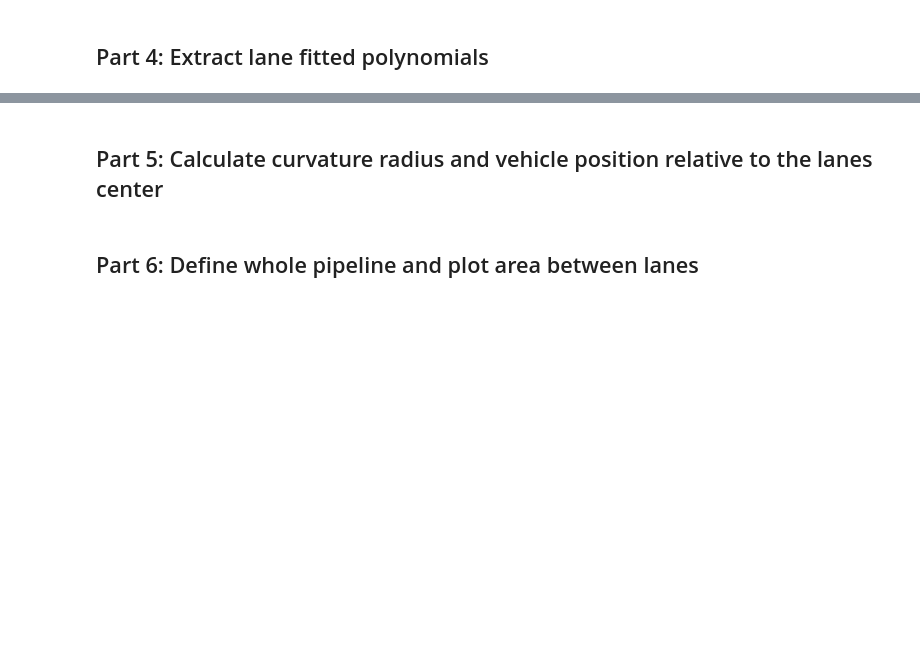
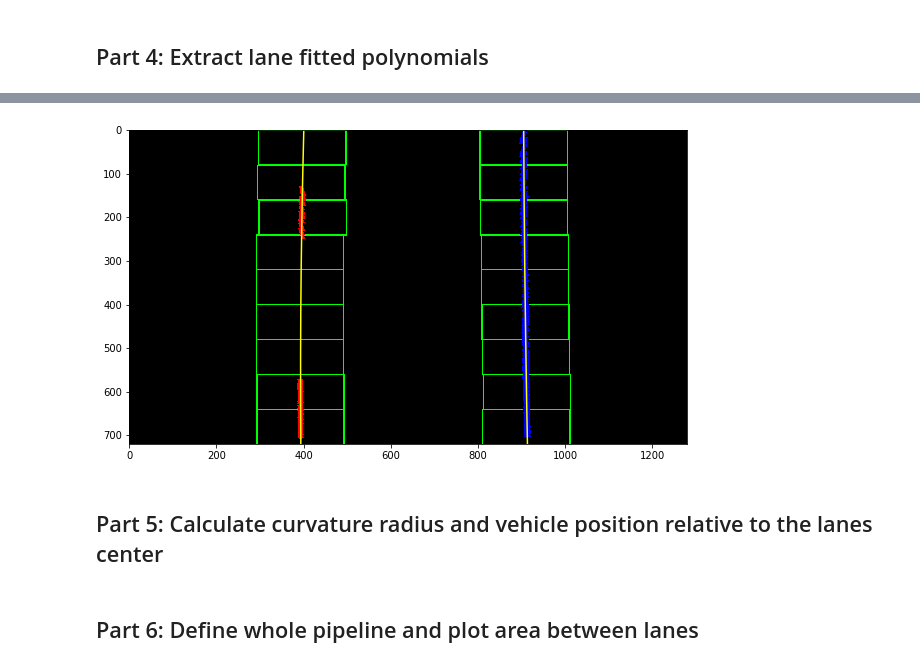
Before and after one commit to koulakis/CarND-Advanced-Lane-Lines, a Jupyter notebook: advanced_lane_lines.ipynb, the cells around one changed output, grey strips where cells are left out. Drawn from its saved outputs; the diff is of its cells as text; code cells hidden in the pictures; blank space fills up the shorter version.

```diff
--- a/advanced_lane_lines.ipynb
+++ b/advanced_lane_lines.ipynb
@@ -108,3 +150,93 @@ plt.show()
+# %%
+image = warped_img
+
+def next_window(leftx_current, rightx_current, window, window_height, margin, minpix,nonzero,nonzeroy,nonzerox):
+    win_y_low = image.shape[0] - (window + 1) * window_height
+    win_y_high = image.shape[0] - window * window_height
+
+    win_xleft_low, win_xleft_high = leftx_current - margin, leftx_current + margin
+    win_xright_low, win_xright_high = rightx_current - margin, rightx_current + margin
+
+    good_left_inds = (
+        (win_xleft_low <= nonzerox)
+        & (nonzerox < win_xleft_high)
+        & (win_y_low <= nonzeroy)
+        & (nonzeroy < win_y_high)).nonzero()[0]
+    good_right_inds = (
+        (win_xright_low <= nonzerox)
+        & (nonzerox < win_xright_high)
+        & (win_y_low <= nonzeroy)
+        & (nonzeroy < win_y_high)).nonzero()[0]
+
+    leftx_current_out = (
+        int(nonzerox[good_left_inds].mean())
+        if len(good_left_inds) > minpix
+        else leftx_current)
+
+    rightx_current_out = (
+        int(nonzerox[good_right_inds].mean())
+        if len(good_right_inds) > minpix
+        else rightx_current)
+
+    boxes = {
+        'left': [(win_xleft_low, win_y_low), (win_xleft_high, win_y_high)],
+        'right': [(win_xright_low, win_y_low), (win_xright_high, win_y_high)]}
+
+    return leftx_current_out, rightx_current_out, good_left_inds, good_right_inds, boxes
+
+def find_lane_pixels(image):
+    histogram = np.sum(image[image.shape[0]//2:,:], axis=0)
+
+    midpoint = np.int(histogram.shape[0]//2)
+    leftx_base = np.argmax(histogram[:midpoint])
+    rightx_base = np.argmax(histogram[midpoint:]) + midpoint
+
+    nwindows = 9
+    margin = 100
+    minpix = 50
+
+    window_height = np.int(image.shape[0]//nwindows)
+
+    nonzero = image.nonzero()
+    nonzeroy = np.array(nonzero[0])
+    nonzerox = np.array(nonzero[1])
+
+    pixels_in_boxes = reduce(
+        lambda acc, window: acc + [next_window(*acc[-1][:2], window, window_height, margin,minpix, nonzero,nonzeroy,nonzerox)],
+        range(nwindows),
+        [(leftx_base, rightx_base, None, None, None)])
+
+    _, _, left_lane_inds, right_lane_inds, boxes = zip(*pixels_in_boxes)
+
+    left_lane_inds = np.concatenate(left_lane_inds[1:])
+    right_lane_inds = np.concatenate(right_lane_inds[1:])
+    boxes = boxes[1:]
+
+    leftx, lefty = nonzerox[left_lane_inds], nonzeroy[left_lane_inds]
+    rightx, righty = nonzerox[right_lane_inds], nonzeroy[right_lane_inds]
+
+    return leftx, lefty, rightx, righty, boxes
+
+
+def fit_polynomial(leftx, lefty, rightx, righty, image_shape):
+    left_fit = np.polyfit(lefty, leftx, 2)
+    right_fit = np.polyfit(righty, rightx, 2)
+
+    ploty = np.linspace(0, image_shape[0] - 1, image_shape[0])
+
+    left_fitx = np.polyval(left_fit, ploty)
+    right_fitx = np.polyval(right_fit, ploty)
+
+    return left_fitx, right_fitx, ploty
+
+
+boxes_info = find_lane_pixels(image)
+leftx, lefty, rightx, righty, boxes = boxes_info
+polynomial_info = fit_polynomial(leftx, lefty, rightx, righty, image.shape)
+
+plot_boxes_and_fitted_polynomials(image, boxes_info, polynomial_info)
+# %% [output]
+[figure, added]
 # %% [markdown]
 ## Part 5: Calculate curvature radius and vehicle position relative to the lanes center
 # %% [markdown]
```
Also changed, not shown: parts of 4 cells of this notebook, 1 other file.
